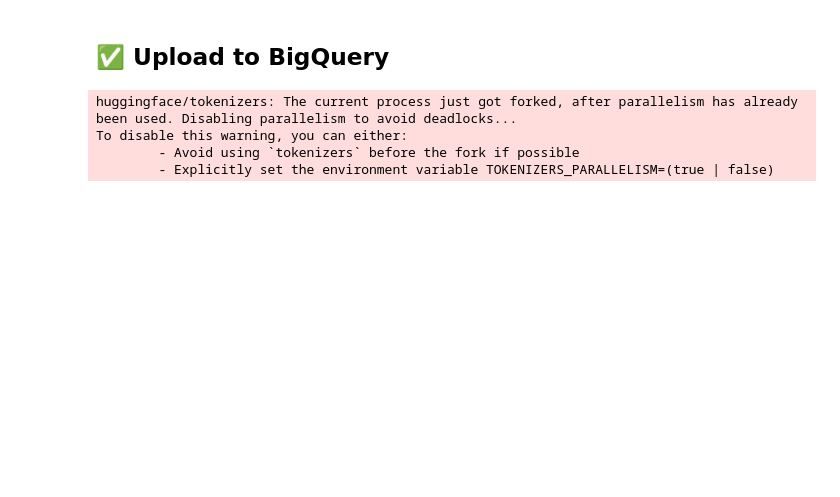
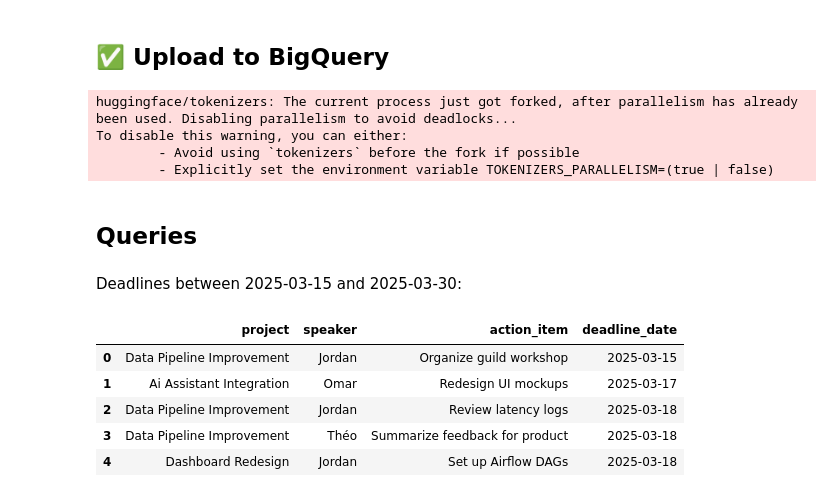
Before and after one commit to malibenbel/notes-optimizer, a Jupyter notebook: notebook.ipynb, the cells around one changed output. Saved outputs shown, nothing was run; the diff lists cells and outputs as text; code cells hidden in the pictures; blank space fills up the shorter version.

Commit message:
queries

```diff
--- a/notebook.ipynb
+++ b/notebook.ipynb
@@ -146,3 +146,29 @@ huggingface/tokenizers: The current process just got forked, after parallelism h
 To disable this warning, you can either:
         - Avoid using `tokenizers` before the fork if possible
         - Explicitly set the environment variable TOKENIZERS_PARALLELISM=(true | false)
+# %% [markdown]
+## Queries
+# %%
+from google.cloud import bigquery
+from google.oauth2 import service_account
+
+client = bigquery.Client(credentials=credentials, project=credentials.project_id)
+# %% [markdown]
+Deadlines between 2025-03-15 and 2025-03-30:
+# %%
+query = """
+    SELECT project, speaker, action_item, deadline_date
+    FROM `pipeline-notes-optimizer.meeting_notes.summarized_notes`
+    WHERE deadline_date BETWEEN '2025-03-15' AND '2025-03-30'
+    ORDER BY deadline_date ASC
+"""
+
+df_query = client.query(query).to_dataframe()
+df_query.head()
+# %% [output]
+|  | project | speaker | action_item | deadline_date |
+| 0 | Data Pipeline Improvement | Jordan | Organize guild workshop | 2025-03-15 |
+| 1 | Ai Assistant Integration | Omar | Redesign UI mockups | 2025-03-17 |
+| 2 | Data Pipeline Improvement | Jordan | Review latency logs | 2025-03-18 |
+| 3 | Data Pipeline Improvement | Théo | Summarize feedback for product | 2025-03-18 |
+| 4 | Dashboard Redesign | Jordan | Set up Airflow DAGs | 2025-03-18 |
```
Also changed, not shown: parts of 6 cells of this notebook.
